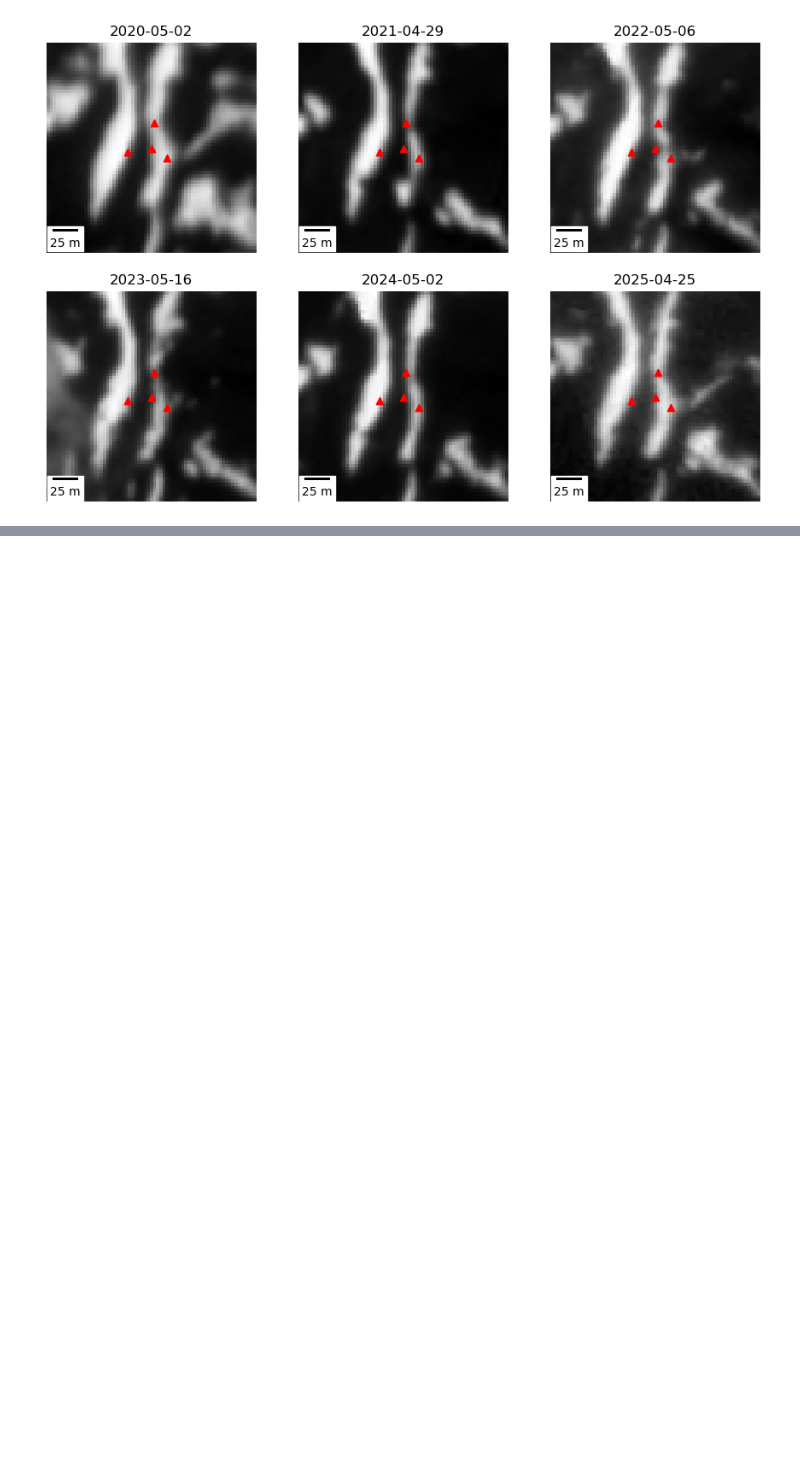
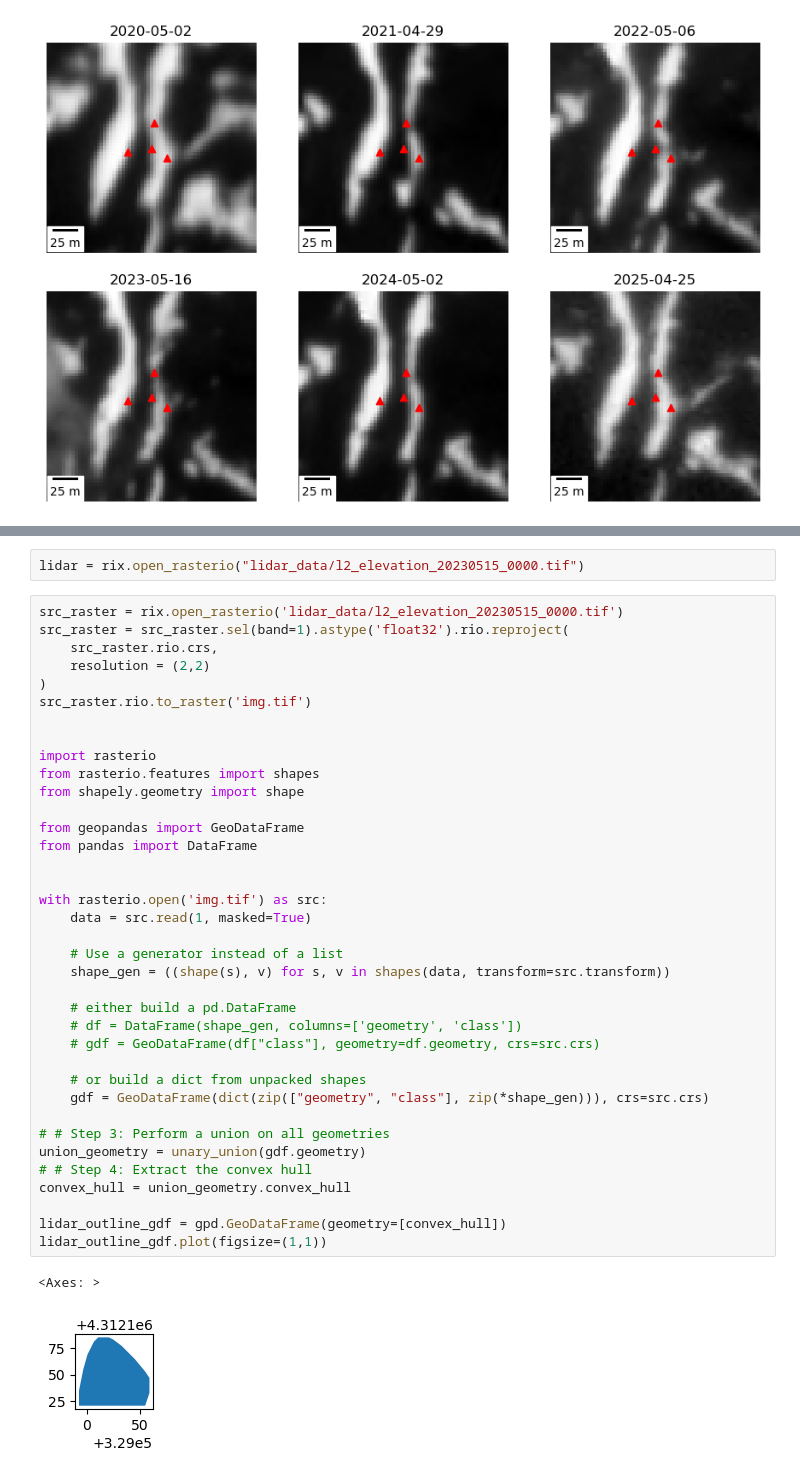
Before and after one commit to elischwat/sublimationofsnow, a Jupyter notebook: analysis/paper3/figure1_create.ipynb, the cells around one changed output, grey strips where cells are left out. Cells and saved outputs as stored; diff of their text form; blank space fills up the shorter version.

```diff
--- a/analysis/paper3/figure1_create.ipynb
+++ b/analysis/paper3/figure1_create.ipynb
@@ -57,0 +73,42 @@ plt.show()
+# %%
+lidar = rix.open_rasterio("lidar_data/l2_elevation_20230515_0000.tif")
+# %%
+src_raster = rix.open_rasterio('lidar_data/l2_elevation_20230515_0000.tif')
+src_raster = src_raster.sel(band=1).astype('float32').rio.reproject(
+    src_raster.rio.crs,
+    resolution = (2,2)
+)
+src_raster.rio.to_raster('img.tif')
+
+
+import rasterio
+from rasterio.features import shapes
+from shapely.geometry import shape
+
+from geopandas import GeoDataFrame
+from pandas import DataFrame
+
+
+with rasterio.open('img.tif') as src:
+    data = src.read(1, masked=True)
+
+    # Use a generator instead of a list
+    shape_gen = ((shape(s), v) for s, v in shapes(data, transform=src.transform))
+
+    # either build a pd.DataFrame
+    # df = DataFrame(shape_gen, columns=['geometry', 'class'])
+    # gdf = GeoDataFrame(df["class"], geometry=df.geometry, crs=src.crs)
+
+    # or build a dict from unpacked shapes
+    gdf = GeoDataFrame(dict(zip(["geometry", "class"], zip(*shape_gen))), crs=src.crs)
+
+# # Step 3: Perform a union on all geometries
+union_geometry = unary_union(gdf.geometry)
+# # Step 4: Extract the convex hull
+convex_hull = union_geometry.convex_hull
+
+lidar_outline_gdf = gpd.GeoDataFrame(geometry=[convex_hull])
+lidar_outline_gdf.plot(figsize=(1,1))
+# %% [output]
+<Axes: >
+[figure, added]
```
Also changed, not shown: parts of 6 cells of this notebook, 1 other file.
